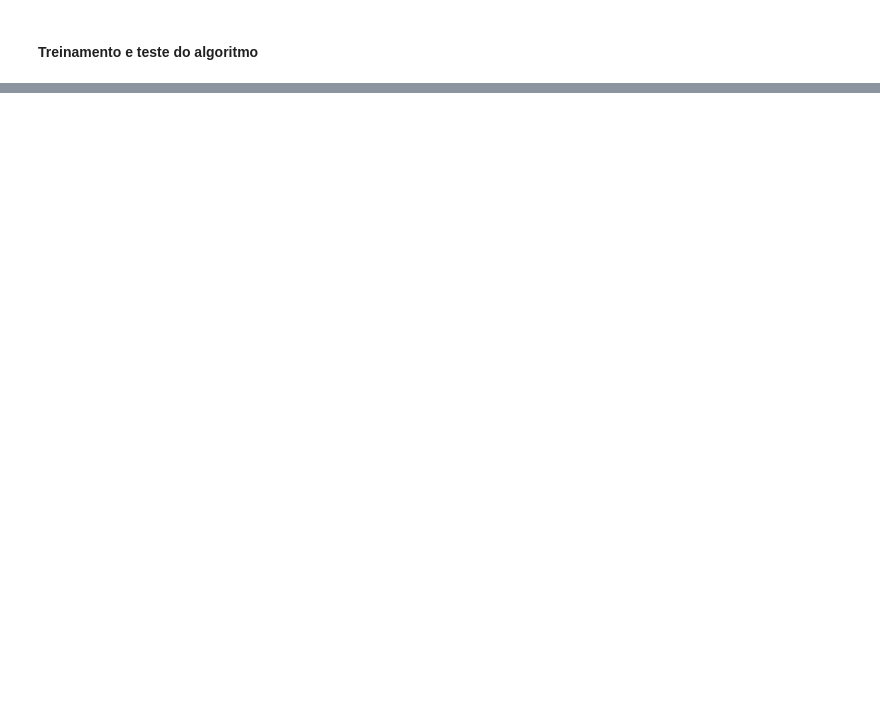
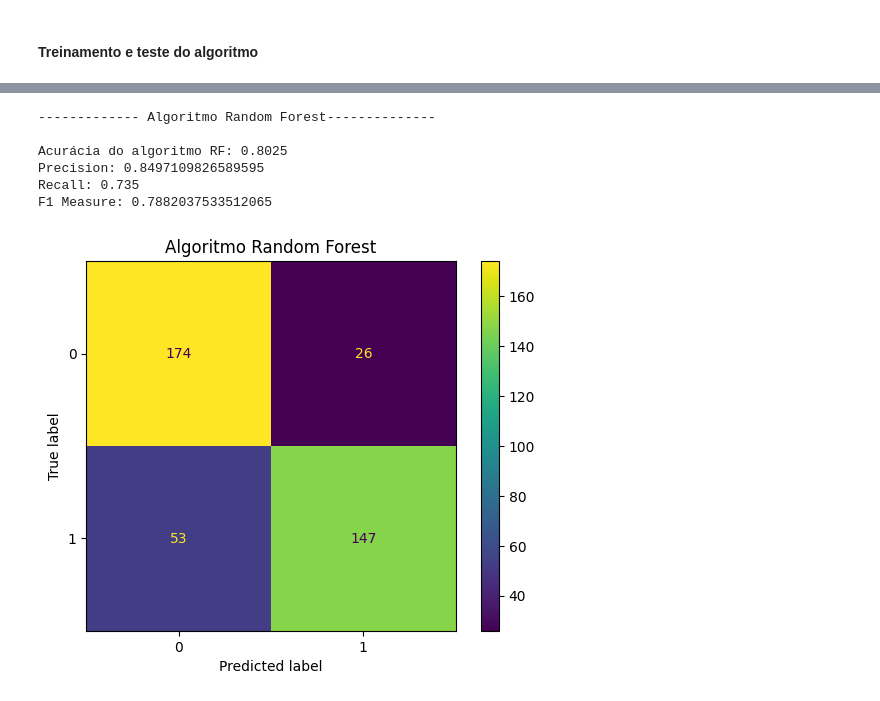
Before and after one commit to FabiadS/Trabalho-Topicos, a Jupyter notebook: trabalho.ipynb, the cells around one changed output, grey strips where cells are left out. Saved outputs shown, nothing was run; the diff lists cells and outputs as text; code cells hidden in the pictures; blank space fills up the shorter version.

```diff
--- a/trabalho.ipynb
+++ b/trabalho.ipynb
@@ -328,0 +331,27 @@ TypeError: A sparse matrix was passed, but dense data is required. Use X.toarray
+# %%
+print("------------- Algoritmo Random Forest--------------\n")
+# Random Forest
+model=RandomForestClassifier(n_estimators=100)
+model.fit(X_train,y_train)
+y_pred = model.predict(X_test)
+
+## Apresenta a acurácia do modelo (Random Forest)
+print("Acurácia do algoritmo RF:",metrics.accuracy_score(y_test, y_pred))
+print("Precision:",metrics.precision_score(y_test, y_pred))
+print("Recall:",metrics.recall_score(y_test, y_pred))
+print("F1 Measure:",metrics.f1_score(y_test, y_pred))
+
+print()
+
+
+plot_confusion_matrix(model, X_test, y_test)
+plt.title("Algoritmo Random Forest")
+plt.show()
+# %% [output]
+------------- Algoritmo Random Forest--------------
+
+Acurácia do algoritmo RF: 0.8025
+Precision: 0.8497109826589595
+Recall: 0.735
+F1 Measure: 0.7882037533512065
+[figure, added]
```
Also changed, not shown: parts of 9 cells of this notebook.
